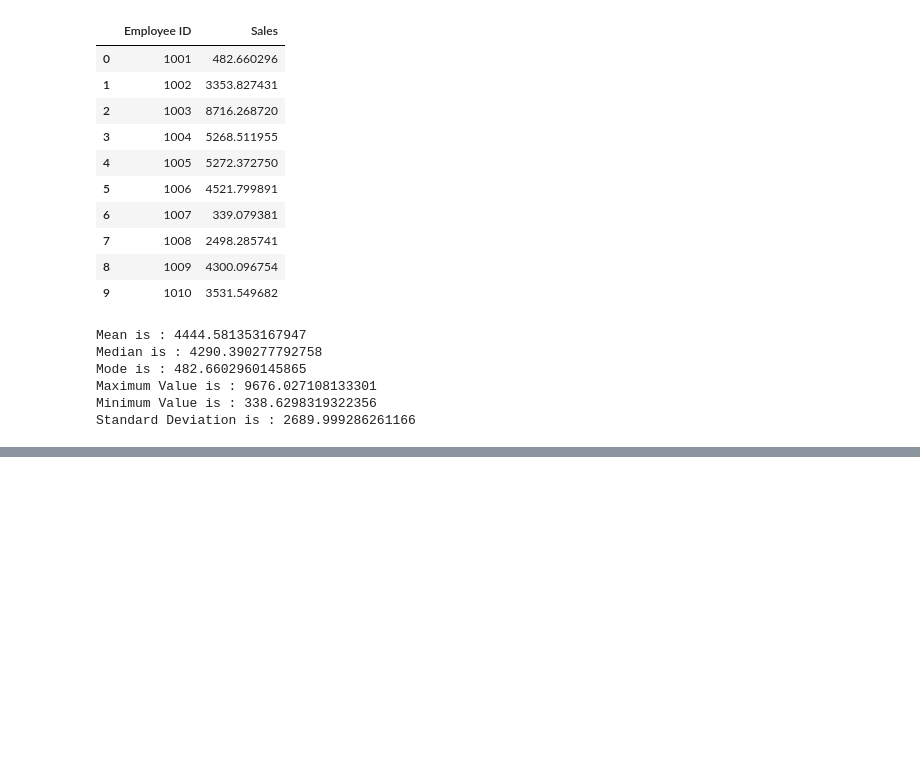
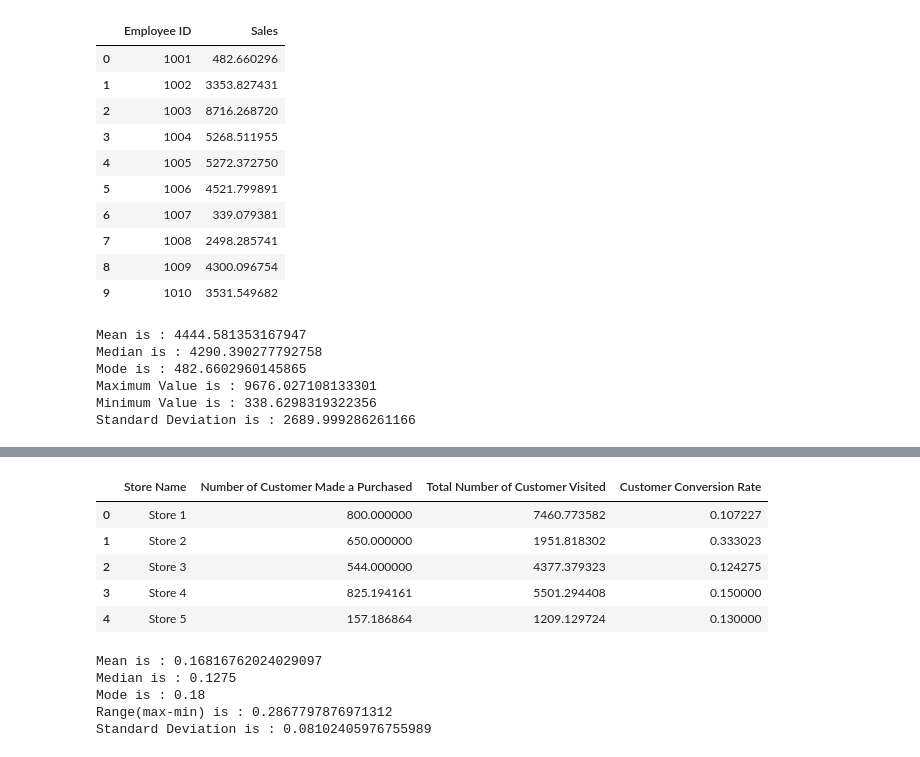
Before and after one commit to gaoqian310/Business_Intelligence_Project, a Jupyter notebook: BI_Project.ipynb, the cells around one changed output, grey strips where cells are left out. Drawn from its saved outputs; the diff is of its cells as text; code cells hidden in the pictures; blank space fills up the shorter version.

```diff
--- a/BI_Project.ipynb
+++ b/BI_Project.ipynb
@@ -57,0 +83,3 @@ Standard Deviation is : 2689.999286261166
+# %%
+df = data.parse("Task 2_cleaned")
+df.info()
@@ -57,0 +106,29 @@ Standard Deviation is : 2689.999286261166
+# %%
+df["Customer Conversion Rate"] = df["Number of Customer Made a Purchased"]/df["Total Number of Customer Visited"]
+df.head()
+# %% [output]
+|  | Store Name | Number of Customer Made a Purchased | Total Number of Customer Visited | Customer Conversion Rate |
+| 0 | Store 1 | 800.000000 | 7460.773582 | 0.107227 |
+| 1 | Store 2 | 650.000000 | 1951.818302 | 0.333023 |
+| 2 | Store 3 | 544.000000 | 4377.379323 | 0.124275 |
+| 3 | Store 4 | 825.194161 | 5501.294408 | 0.150000 |
+| 4 | Store 5 | 157.186864 | 1209.129724 | 0.130000 |
+# %%
+data_mean = st.mean(df["Customer Conversion Rate"])
+data_median = st.median(df["Customer Conversion Rate"])
+data_mode = st.mode(df["Customer Conversion Rate"])
+data_range = max(df["Customer Conversion Rate"])-min(df["Customer Conversion Rate"])
+data_stdev = st.stdev(df["Customer Conversion Rate"])
+
+
+print ("Mean is :", data_mean)
+print ("Median is :", data_median)
+print ("Mode is :", data_mode)
+print ("Range(max-min) is :", data_range)
+print ("Standard Deviation is :", data_stdev)
+# %% [output]
+Mean is : 0.16816762024029097
+Median is : 0.1275
+Mode is : 0.18
+Range(max-min) is : 0.2867797876971312
+Standard Deviation is : 0.08102405976755989
```
Also changed, not shown: parts of 9 cells of this notebook, 1 other file.
